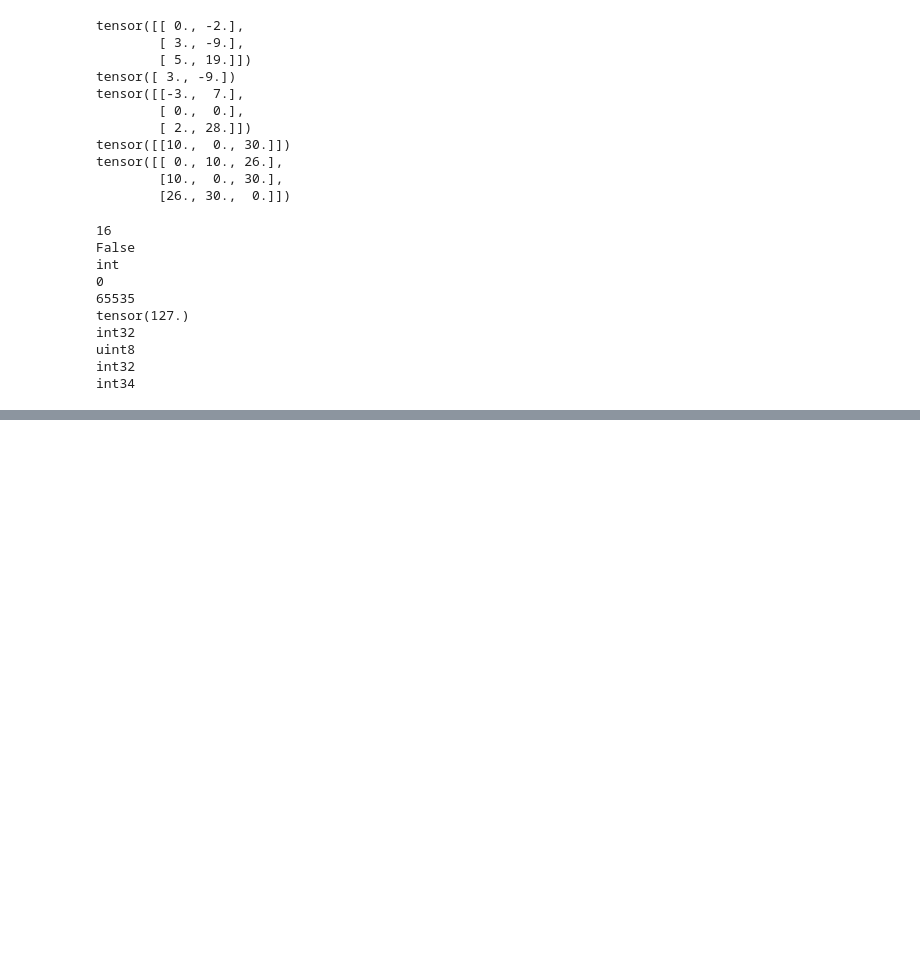
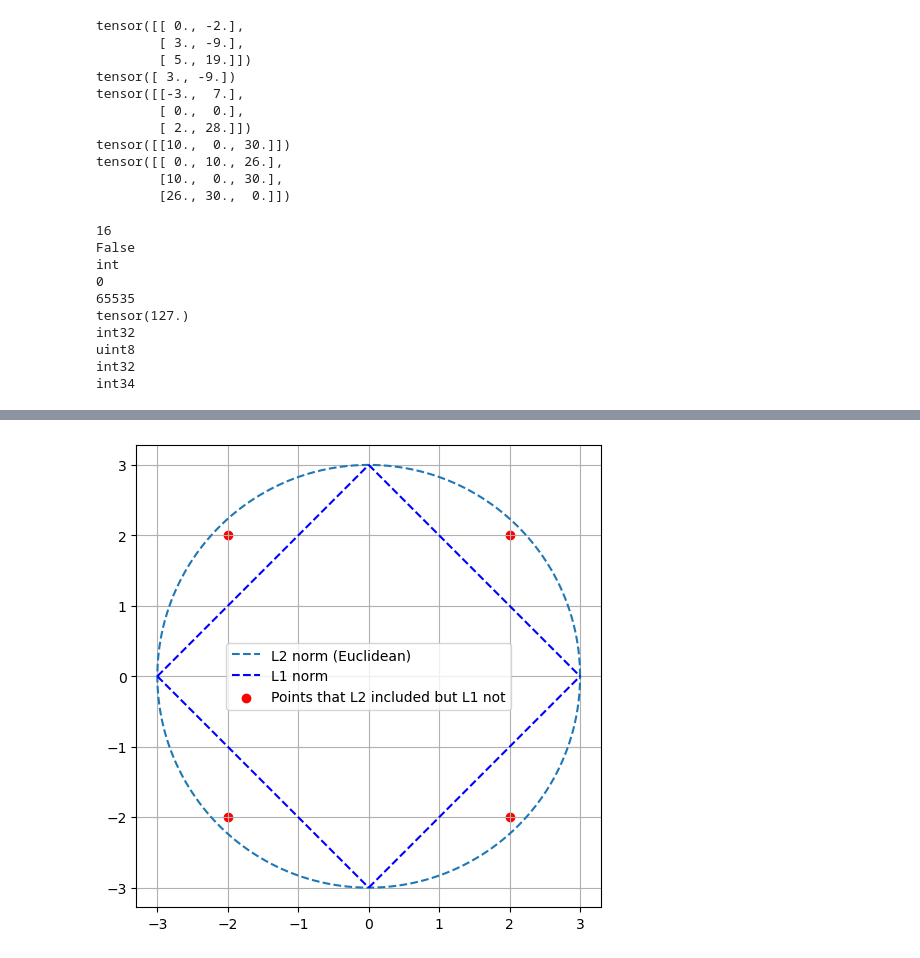
Before and after one commit to whybear0510/aegnn, a Jupyter notebook: scratch.ipynb, the cells around one changed output, grey strips where cells are left out. Saved outputs shown, nothing was run; the diff lists cells and outputs as text; code cells hidden in the pictures; blank space fills up the shorter version.

```diff
--- a/scratch.ipynb
+++ b/scratch.ipynb
@@ -2505,0 +2528,33 @@ int34
+# %%
+import numpy as np
+import matplotlib.pyplot as plt
+
+theta = np.linspace(0, 2 * np.pi, 200)
+cx = 3*np.cos(theta)
+cy = 3*np.sin(theta)
+
+x1 = np.linspace(0,3,200)
+x2 = np.linspace(-3,0,200)
+y1 = 3-x1
+y2 = -3+x1
+y3 = 3+x2
+y4 = -3-x2
+
+fig, ax = plt.subplots(figsize=(6, 6))
+ax.plot(cx, cy, label='L2 norm (Euclidean)', linestyle='--')
+
+ax.plot(x1, y1, color = 'b', linestyle='--', label='L1 norm', )
+ax.plot(x1, y2, color = 'b', linestyle='--')
+ax.plot(x2, y3, color = 'b', linestyle='--')
+ax.plot(x2, y4, color = 'b', linestyle='--')
+
+
+ax.scatter([2,2,-2,-2], [2,-2,2,-2], color = 'r', label='Points that L2 included but L1 not')
+ax.axis("equal")
+ax.legend()
+plt.grid()
+plt.xticks([-3,-2,-1,0,1,2,3])
+plt.yticks([-3,-2,-1,0,1,2,3])
+plt.show()
+# %% [output]
+[figure, added]
```
Also changed, not shown: parts of 1 cell of this notebook, 2 other files.
